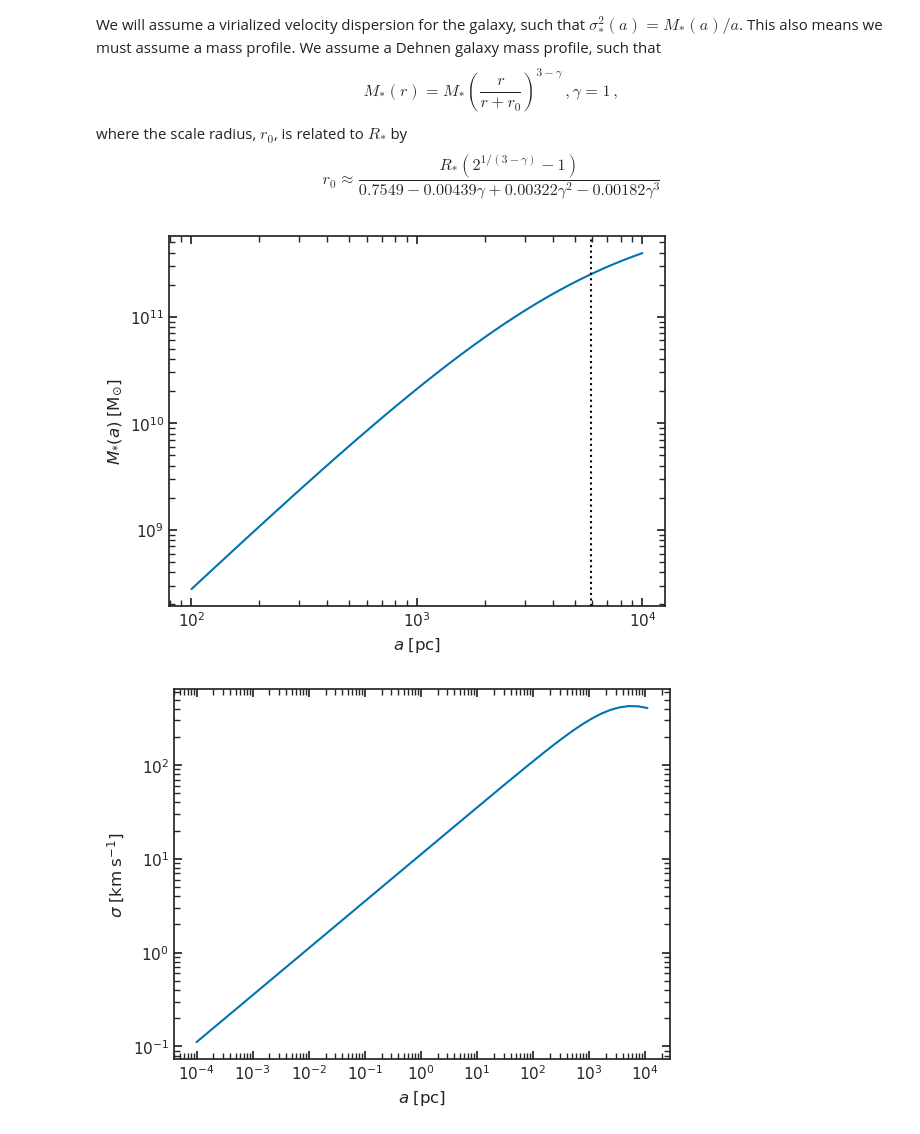
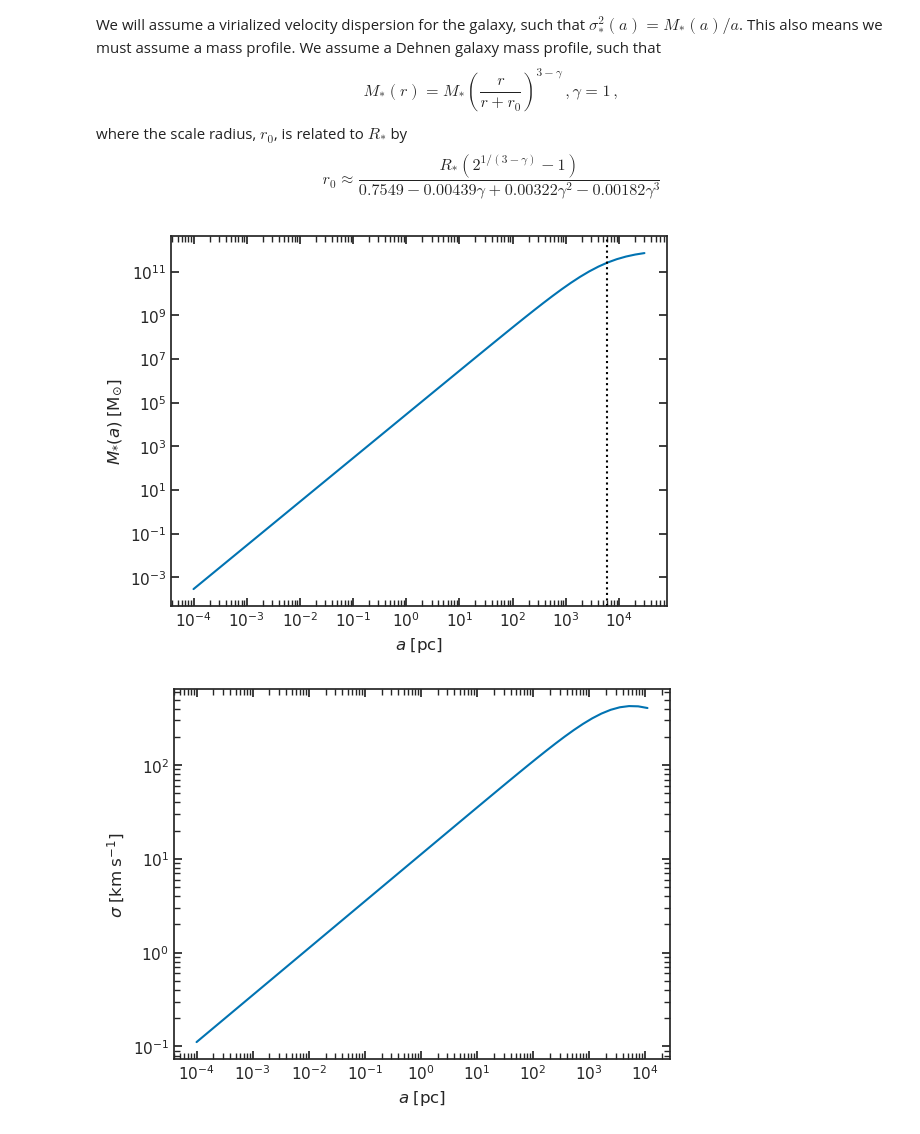
Before and after one commit to jacaseyclyde/oddAGN, a Jupyter notebook: notebooks/3-modeling/3.01-jacc-residence-timescales.ipynb, the cells around one changed output. Cells and saved outputs as stored; diff of their text form; code cells hidden in the pictures.

```diff
--- a/notebooks/3-modeling/3.01-jacc-residence-timescales.ipynb
+++ b/notebooks/3-modeling/3.01-jacc-residence-timescales.ipynb
@@ -465,25 +465,25 @@ $$
 # %%
 from oddagn.galaxy_properties import mass_enclosed, scale_radius
 
 # plot the Coulomb logarithm
 fig, ax = plt.subplots()
 
 mstellar_test = 1e12
 
-menc = mass_enclosed(a_dyn_fric_plot, mstellar_test, gamma=1)
+menc = mass_enclosed(a_sep, mstellar_test, gamma=1)
 r0_test = scale_radius(mstellar_test)
 
-ax.plot(a_dyn_fric_plot, menc)
+ax.plot(a_sep, menc)
 ax.axvline(r0_test, color='k', linestyle=":")
 
 ax.set_xlabel(r"$a \; [\mathrm{pc}]$")
 ax.set_xscale("log")
 ax.set_ylabel(r"$M_{*}(a) \; [\mathrm{M}_{\odot}]$")
 ax.set_yscale("log")
 
 plt.show()
 # %% [output]
-[figure, old version]
+[figure, new version]
 # %%
 from oddagn.galaxy_properties import velocity_dispersion
 
```
Also changed, not shown: parts of 14 cells of this notebook, 2 other files.
